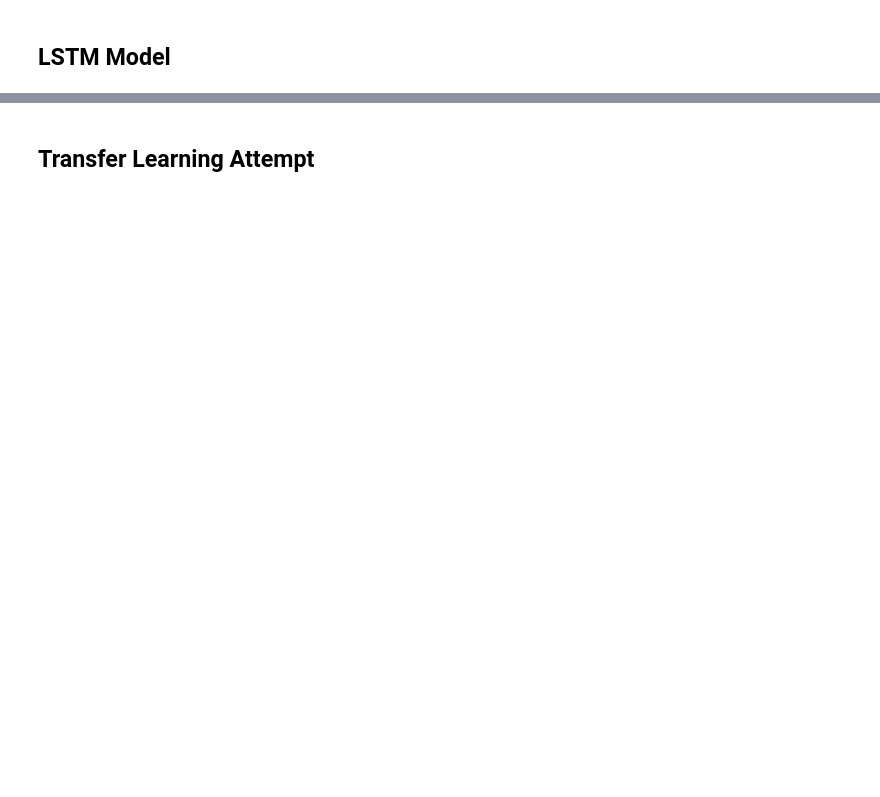
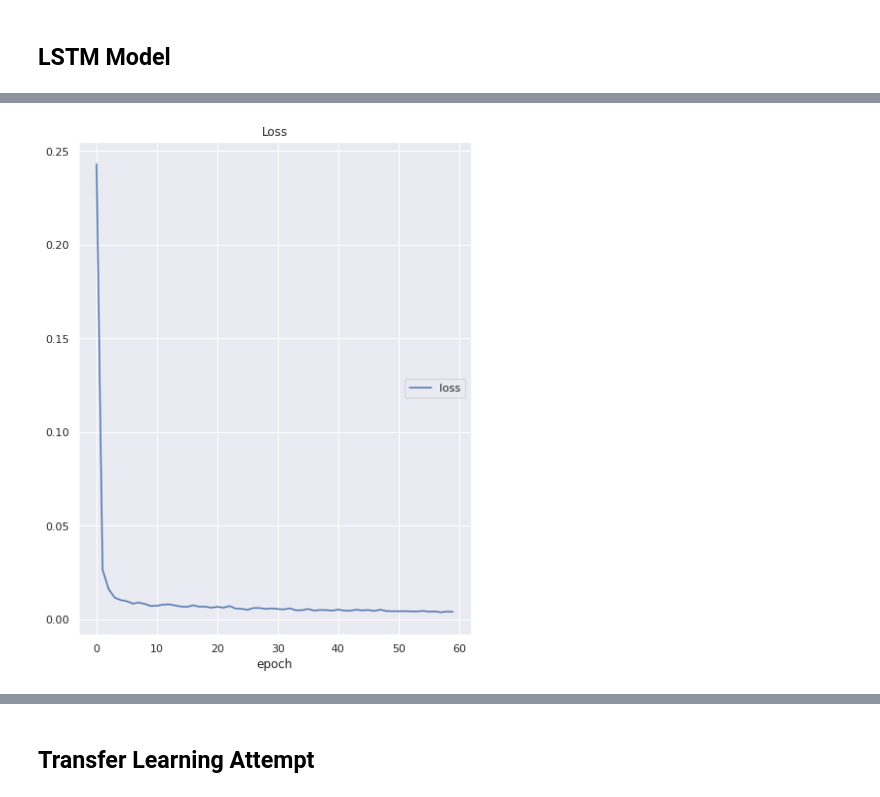
Before and after one commit to AsutoshDalei/stock-work, a Jupyter notebook: Single Stock Analysis.ipynb, the cells around one changed output, grey strips where cells are left out. Saved outputs shown, nothing was run; the diff lists cells and outputs as text; code cells hidden in the pictures; blank space fills up the shorter version.

```diff
--- a/Single Stock Analysis.ipynb
+++ b/Single Stock Analysis.ipynb
@@ -225,7 +229,8 @@ opfea = ['close']
 %%time
 scaip = StandardScaler()
 scaop = StandardScaler()
+scaop.fit(df[opfea])
 df[ipfea] = scaip.fit_transform(df[ipfea])
-df[opfea] = scaop.fit_transform(df[opfea])
+
 #df_sca = pd.DataFrame(sca.fit_transform(df),columns=df.columns)
 # %% [output]
@@ -245,6 +258,7 @@ def chunk(data,window=7):
 # %%
 %%time
 date = '2021-01-01'
-ips,ops = chunk(df.loc[:date])
-ipt,opt = chunk(df.loc[date:])
+ips,ops = chunk(df.loc[:date],window = 10,ahead = 5)
+ipt,opt = chunk(df.loc[date:],window = 10,ahead = 5)
+#tt = chunk(df.loc[date:],ahead=2)
 # %% [output]
@@ -273,10 +277,13 @@ df.head()
 # %%
 import tensorflow as tf
 # %%
-{'act': 'tanh',
- 'batch': 16,
- 'drp': 0.017342822420160185,
- 'lr': 0.0005363928590922107,
- 'epoch': 45}
+bestparms = {'act': 'tanh',
+ 'batch': 32,
+ 'drp': 0.10761800034082002,
+ 'lr': 0.002304610672382999,
+ 'epoch': 55,
+ 'layers': 7,
+ 'units': 90}
+bestparms
 # %% [output]
 {'act': 'tanh',
@@ -287,8 +296,8 @@ import tensorflow as tf
 # %%
-act = 'tanh'
-drp = 0.017342822420160185
+act = bestparms['act']
+drp = bestparms['drp']
 model = tf.keras.models.Sequential([
-                           tf.keras.layers.GRU(units=8,activation=act,return_sequences=True,
+                           tf.keras.layers.GRU(units=12,activation=act,return_sequences=True,
                                                 input_shape=(ipx.shape[1],ipx.shape[2])),
                            tf.keras.layers.GRU(units=16,activation=act,return_sequences=True),
                            tf.keras.layers.Dropout(drp),
@@ -304,9 +313,9 @@ model = tf.keras.models.Sequential([
                            tf.keras.layers.Dropout(drp),
                            tf.keras.layers.GRU(units=16,activation=act,return_sequences=True),
                            tf.keras.layers.Dropout(drp),
-                           tf.keras.layers.GRU(units=8,activation='tanh',return_sequences=True),
+                           tf.keras.layers.GRU(units=10,activation='tanh',return_sequences=True),
                            tf.keras.layers.Dropout(drp),
-                           tf.keras.layers.GRU(units=4,activation=act),
-                           tf.keras.layers.Dense(units=1)
+                           tf.keras.layers.GRU(units=7,activation=act),
+                           tf.keras.layers.Dense(units=5)
                           ])
 # %% [output]
@@ -314,12 +323,13 @@ model = tf.keras.models.Sequential([
 # %%
 %%time
 tf.keras.backend.clear_session()
 
-opti = tf.optimizers.Adam(learning_rate=0.0005363928590922107)
+opti = tf.optimizers.Adam(learning_rate=bestparms['lr'])
 reduce_lr = tf.keras.callbacks.ReduceLROnPlateau(monitor='loss',min_lr=0.0001,factor = 0.05)
 early_stp = tf.keras.callbacks.EarlyStopping('loss',patience=25)
 
 
-model.compile(optimizer=opti,loss='mean_absolute_error')
-#history=model.fit(ipx,opx,epochs=150,batch_size=16,verbose=0,callbacks=[PlotLossesKeras(),early_stp])
+model.compile(optimizer=opti,loss='mean_squared_error')
+history=model.fit(ipx,opx,epochs=60,batch_size=16,verbose=0,callbacks=[PlotLossesKeras(),early_stp,reduce_lr])
 # %% [output]
+[figure, added]
```
Also changed, not shown: parts of 27 cells of this notebook.
